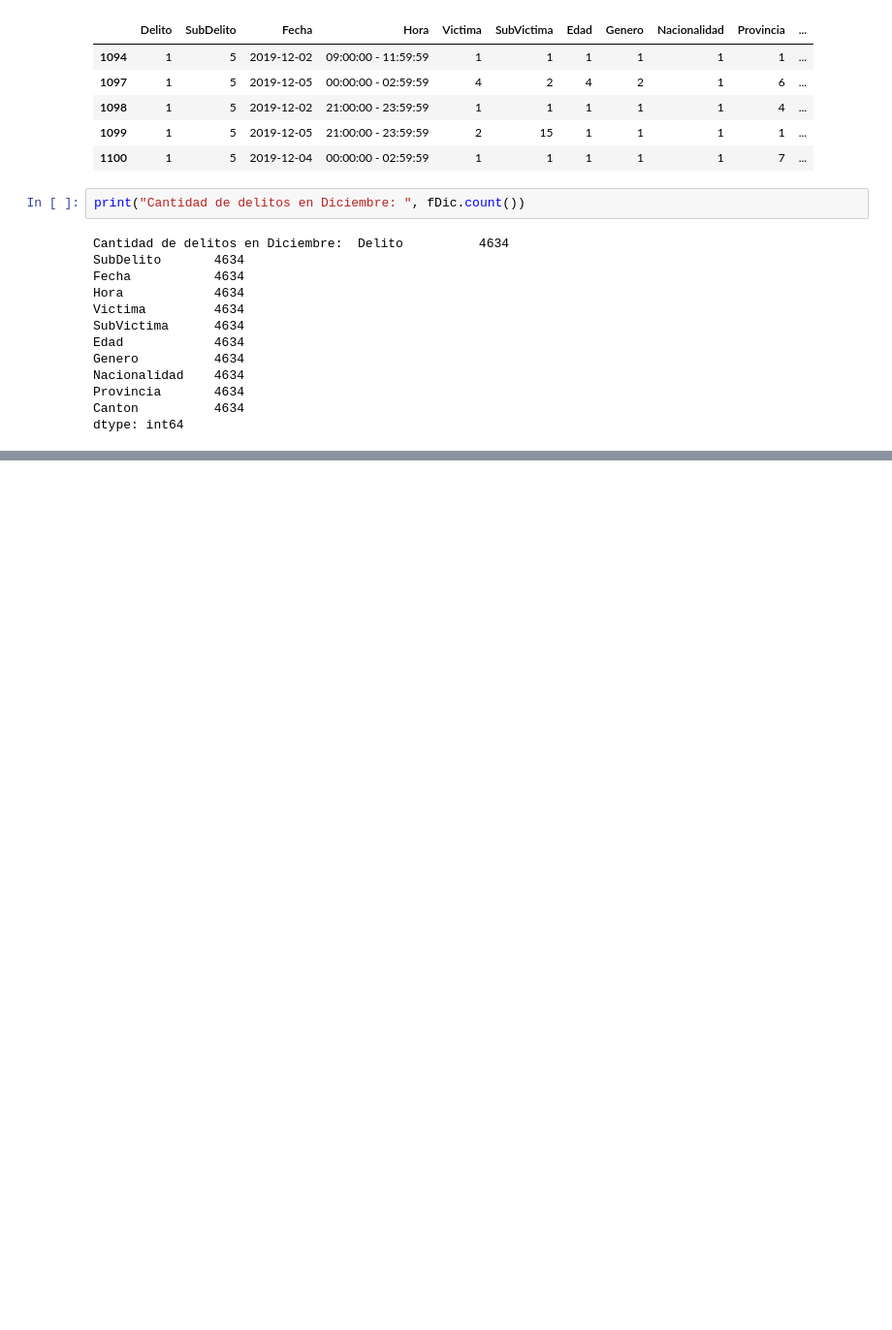
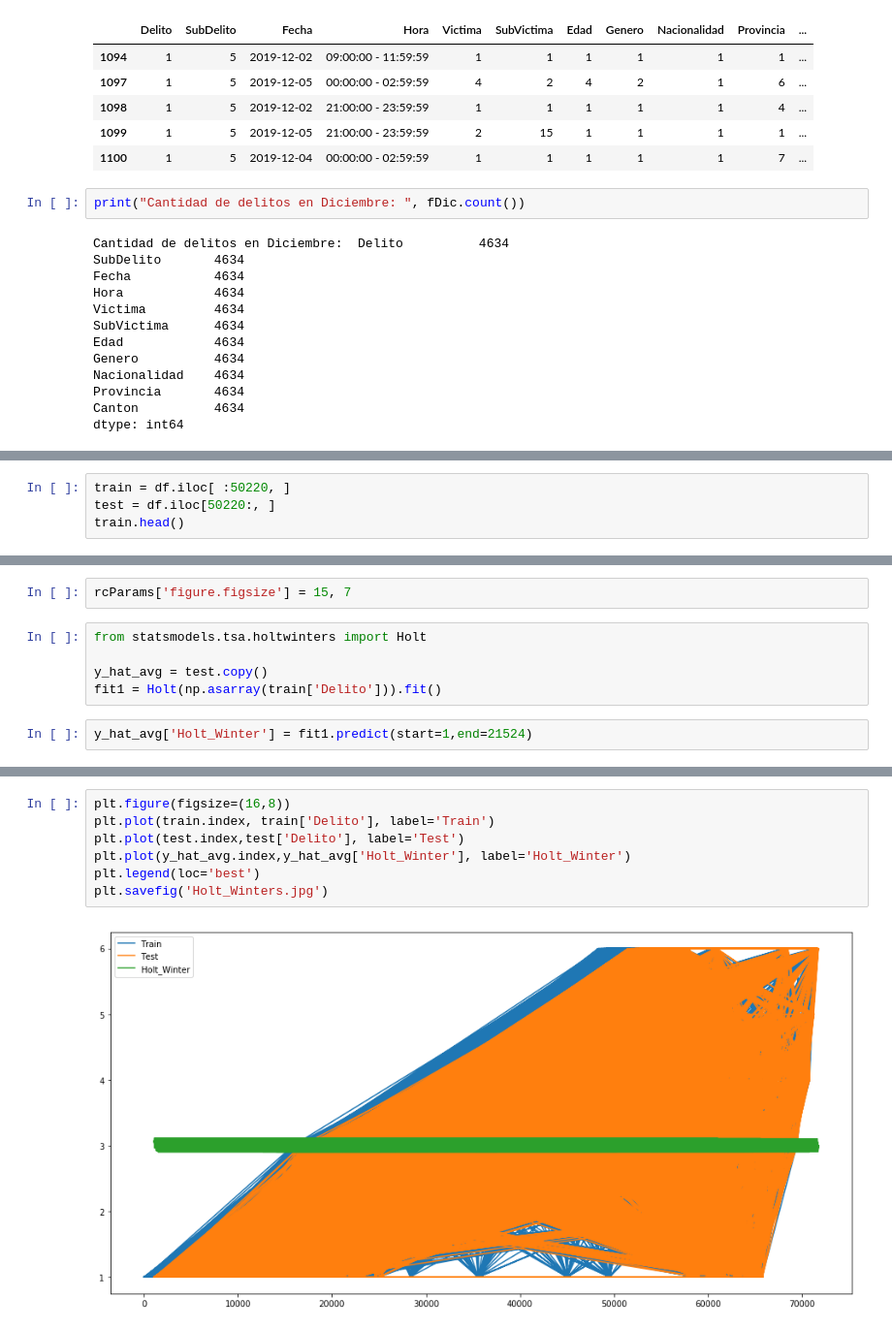
Before and after one commit to KatyaBrenes/Data-Science-Project, a Jupyter notebook: Proyecto Katya Brenes.ipynb, the cells around one changed output, grey strips where cells are left out. Shown at 97% size. Cells and saved outputs as stored; diff of their text form; blank space fills up the shorter version.

Commit message:
Series de Tiempo con Holt Winters
Se creó un subconjunto de datos para aplicar time series

```diff
--- a/Proyecto Katya Brenes.ipynb
+++ b/Proyecto Katya Brenes.ipynb
@@ -402,0 +451,4 @@ TypeError: Cannot convert input [0       2019-01-01
+# %%
+train = df.iloc[ :50220, ]
+test = df.iloc[50220:, ]
+train.head()
@@ -402,0 +493,9 @@ TypeError: Cannot convert input [0       2019-01-01
+# %%
+rcParams['figure.figsize'] = 15, 7
+# %%
+from statsmodels.tsa.holtwinters import Holt
+
+y_hat_avg = test.copy()
+fit1 = Holt(np.asarray(train['Delito'])).fit()
+# %%
+y_hat_avg['Holt_Winter'] = fit1.predict(start=1,end=21524)
@@ -402,0 +511,9 @@ TypeError: Cannot convert input [0       2019-01-01
+# %%
+plt.figure(figsize=(16,8))
+plt.plot(train.index, train['Delito'], label='Train')
+plt.plot(test.index,test['Delito'], label='Test')
+plt.plot(y_hat_avg.index,y_hat_avg['Holt_Winter'], label='Holt_Winter')
+plt.legend(loc='best')
+plt.savefig('Holt_Winters.jpg')
+# %% [output]
+[figure, added]
```
Also changed, not shown: parts of 17 cells of this notebook.
